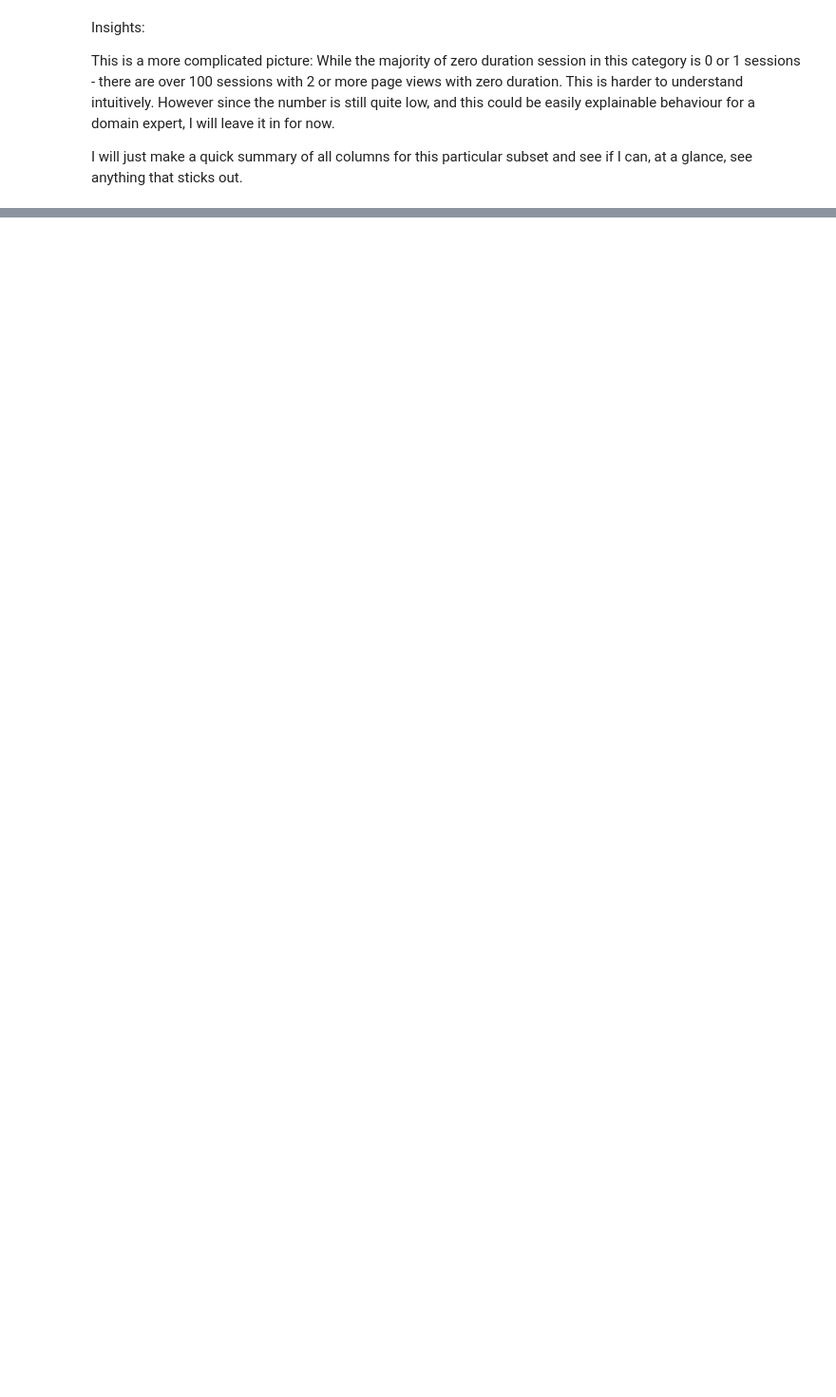
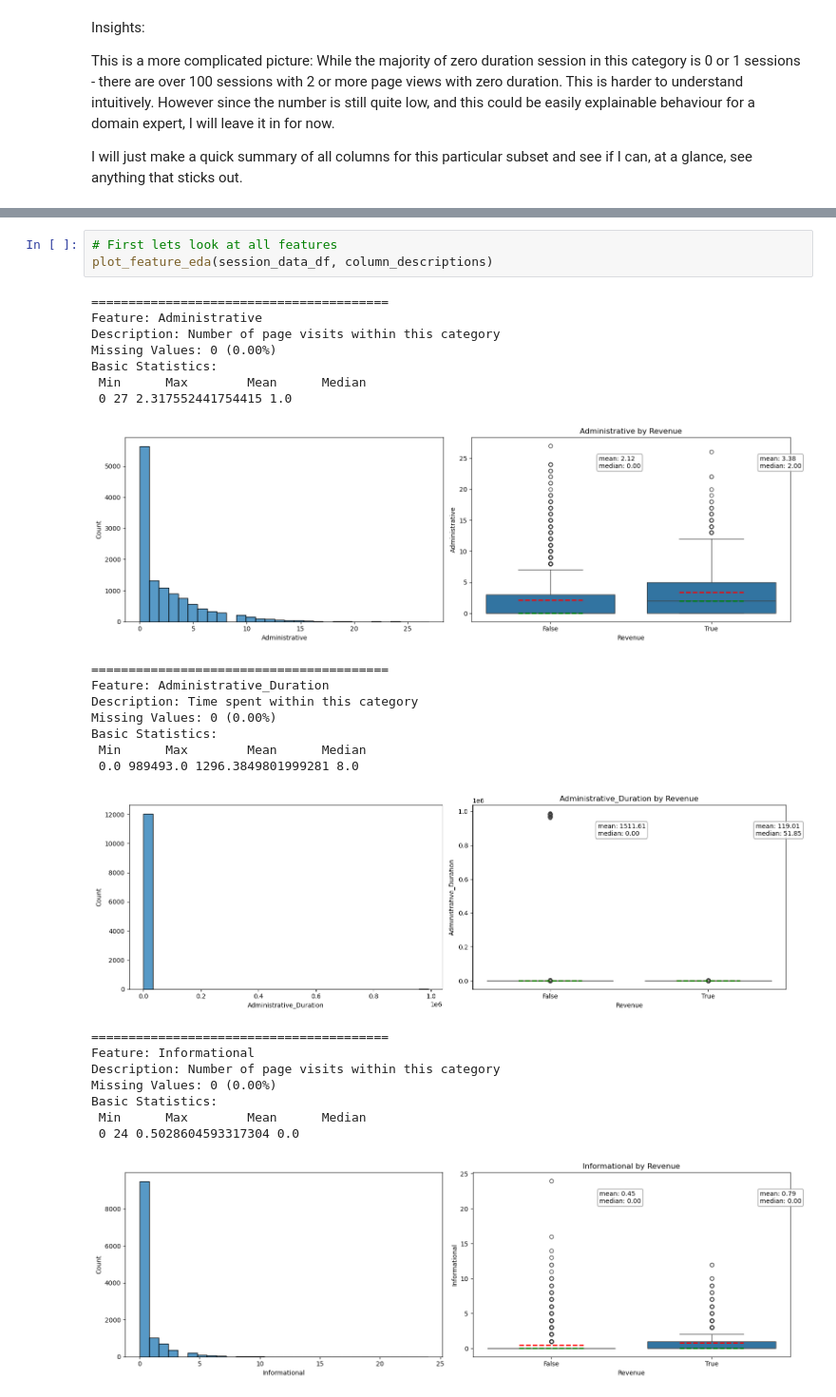
Before and after one commit to sunsunwall/ecommerce_conversion_project_2025, a Jupyter notebook: project_draft.ipynb, the cells around one changed output, grey strips where cells are left out. Shown at 95% size. Saved outputs shown, nothing was run; the diff lists cells and outputs as text; blank space fills up the shorter version.

```diff
--- a/project_draft.ipynb
+++ b/project_draft.ipynb
@@ -763,0 +1889,28 @@ Nothing sticks out. Lets keep the rows and keep going. GAMBARU!
+# %%
+# First lets look at all features
+plot_feature_eda(session_data_df, column_descriptions)
+# %% [output]
+========================================
+Feature: Administrative
+Description: Number of page visits within this category
+Missing Values: 0 (0.00%)
+Basic Statistics:
+ Min      Max        Mean      Median
+ 0 27 2.317552441754415 1.0
+[figure, added]
+========================================
+Feature: Administrative_Duration
+Description: Time spent within this category
+Missing Values: 0 (0.00%)
+Basic Statistics:
+ Min      Max        Mean      Median
+ 0.0 989493.0 1296.3849801999281 8.0
+[figure, added]
+========================================
+Feature: Informational
+Description: Number of page visits within this category
+Missing Values: 0 (0.00%)
+Basic Statistics:
+ Min      Max        Mean      Median
+ 0 24 0.5028604593317304 0.0
+[figure, added]
```
Also changed, not shown: parts of 57 cells of this notebook.
